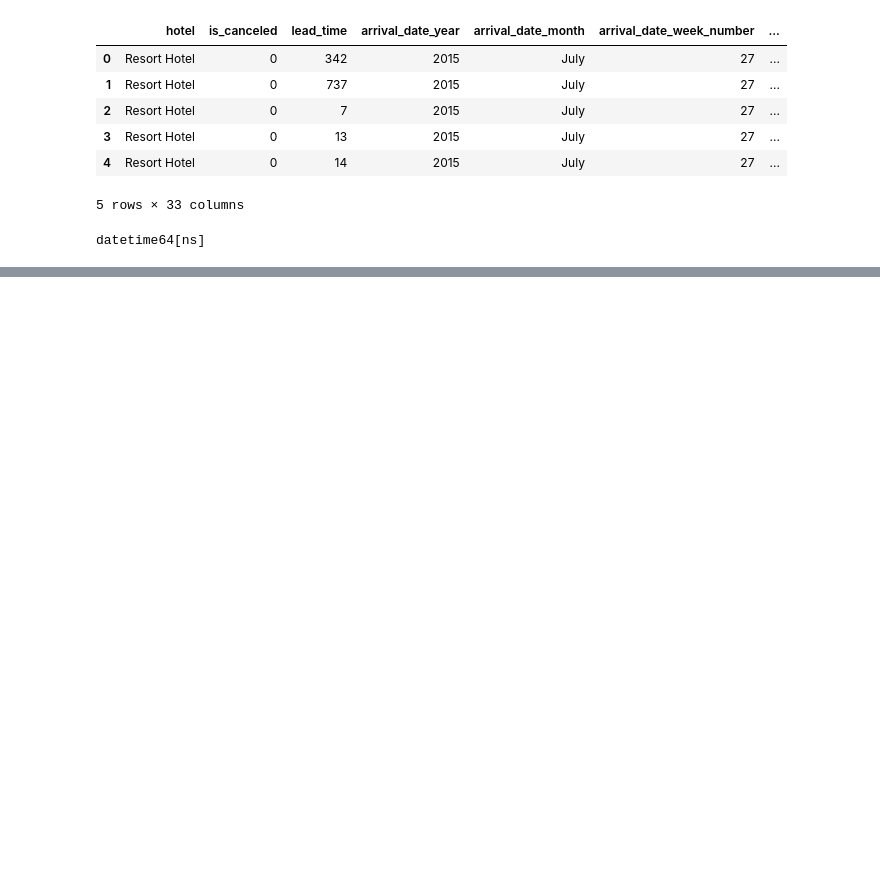
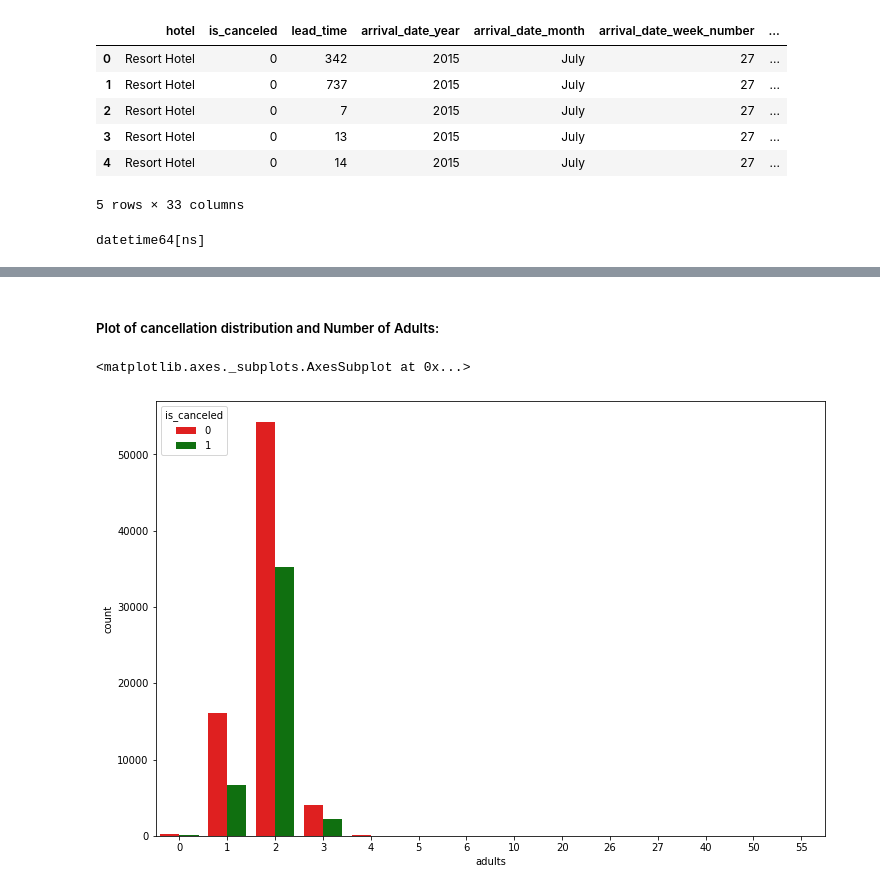
Before and after one commit to safaena123/DM_ML_Project, a Jupyter notebook: Part1.ipynb, the cells around one changed output, grey strips where cells are left out. Drawn from its saved outputs; the diff is of its cells as text; code cells hidden in the pictures; blank space fills up the shorter version.

```diff
--- a/Part1.ipynb
+++ b/Part1.ipynb
@@ -176,0 +192,10 @@ df.describe(include=['integer'])
+# %% [markdown]
+##### Plot of cancellation distribution and Number of Adults:
+# %%
+fig = plt.gcf()
+#Change seaborn plot size
+fig.set_size_inches(12,8)
+sns.countplot(data=df1, x='adults', hue='is_canceled', palette=['r','g'])
+# %% [output]
+<matplotlib.axes._subplots.AxesSubplot at 0x...>
+[figure, added]
```
Also changed, not shown: parts of 23 cells of this notebook.
